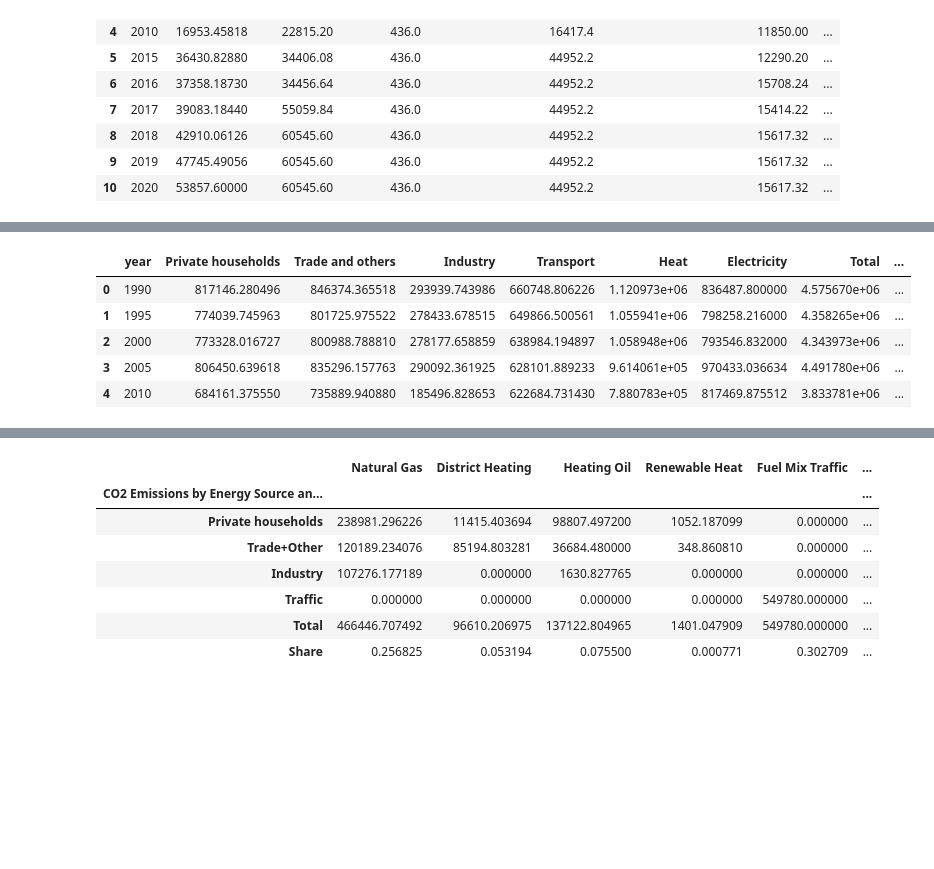
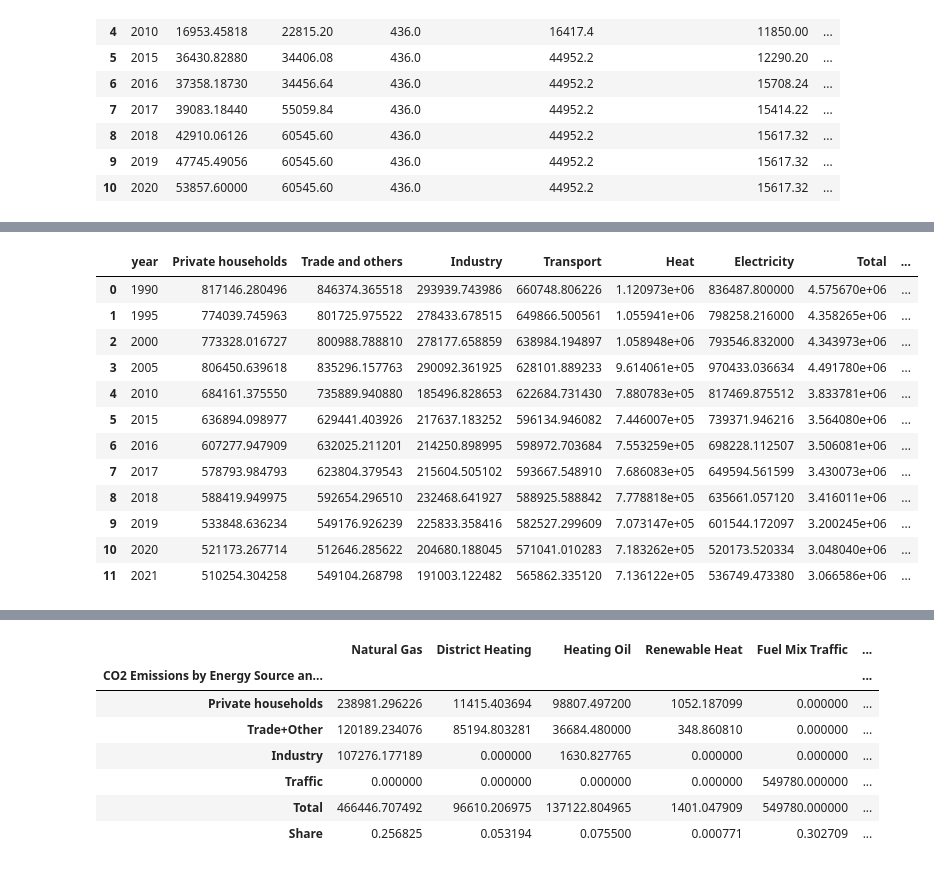
Before and after one commit to AsmaFarag95/made-template, a Jupyter notebook: project/report.ipynb, the cells around one changed output, grey strips where cells are left out. Drawn from its saved outputs; the diff is of its cells as text; code cells hidden in the pictures; blank space fills up the shorter version.

```diff
--- a/project/report.ipynb
+++ b/project/report.ipynb
@@ -244,13 +257,20 @@ co2_emissions['Total as of 1990'] = ((co2_emissions['Total'] - co2_emissions['To
 co2_emissions.fillna(0, inplace=True)
 #######################################################
 # %%
-co2_emissions.head()
+co2_emissions.head(50)
 # %% [output]
 |  | year | Private households | Trade and others | Industry | Transport | Heat | Electricity | Total | ... |
 | 0 | 1990 | 817146.280496 | 846374.365518 | 293939.743986 | 660748.806226 | 1.120973e+06 | 836487.800000 | 4.575670e+06 | ... |
 | 1 | 1995 | 774039.745963 | 801725.975522 | 278433.678515 | 649866.500561 | 1.055941e+06 | 798258.216000 | 4.358265e+06 | ... |
 | 2 | 2000 | 773328.016727 | 800988.788810 | 278177.658859 | 638984.194897 | 1.058948e+06 | 793546.832000 | 4.343973e+06 | ... |
 | 3 | 2005 | 806450.639618 | 835296.157763 | 290092.361925 | 628101.889233 | 9.614061e+05 | 970433.036634 | 4.491780e+06 | ... |
 | 4 | 2010 | 684161.375550 | 735889.940880 | 185496.828653 | 622684.731430 | 7.880783e+05 | 817469.875512 | 3.833781e+06 | ... |
+| 5 | 2015 | 636894.098977 | 629441.403926 | 217637.183252 | 596134.946082 | 7.446007e+05 | 739371.946216 | 3.564080e+06 | ... |
+| 6 | 2016 | 607277.947909 | 632025.211201 | 214250.898995 | 598972.703684 | 7.553259e+05 | 698228.112507 | 3.506081e+06 | ... |
+| 7 | 2017 | 578793.984793 | 623804.379543 | 215604.505102 | 593667.548910 | 7.686083e+05 | 649594.561599 | 3.430073e+06 | ... |
+| 8 | 2018 | 588419.949975 | 592654.296510 | 232468.641927 | 588925.588842 | 7.778818e+05 | 635661.057120 | 3.416011e+06 | ... |
+| 9 | 2019 | 533848.636234 | 549176.926239 | 225833.358416 | 582527.299609 | 7.073147e+05 | 601544.172097 | 3.200245e+06 | ... |
+| 10 | 2020 | 521173.267714 | 512646.285622 | 204680.188045 | 571041.010283 | 7.183262e+05 | 520173.520334 | 3.048040e+06 | ... |
+| 11 | 2021 | 510254.304258 | 549104.268798 | 191003.122482 | 565862.335120 | 7.136122e+05 | 536749.473380 | 3.066586e+06 | ... |
 # %%
 # Plotting
```
Also changed, not shown: parts of 36 cells of this notebook.
